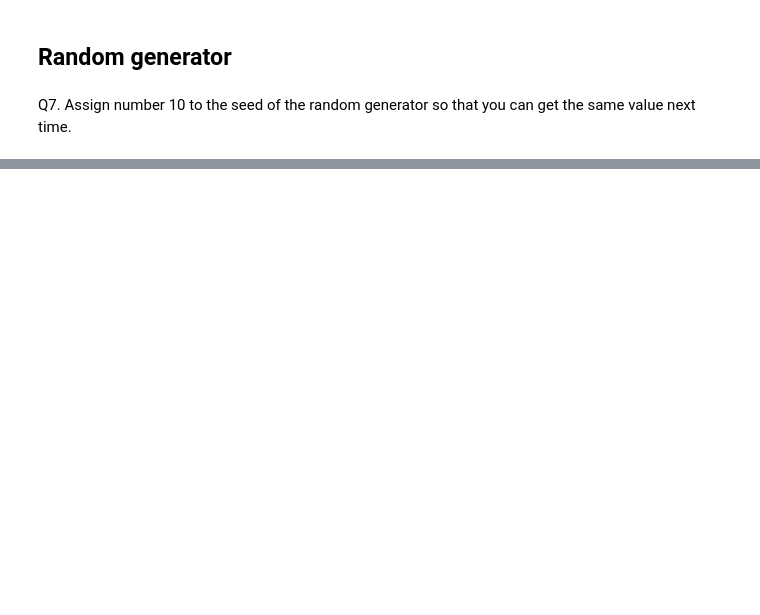
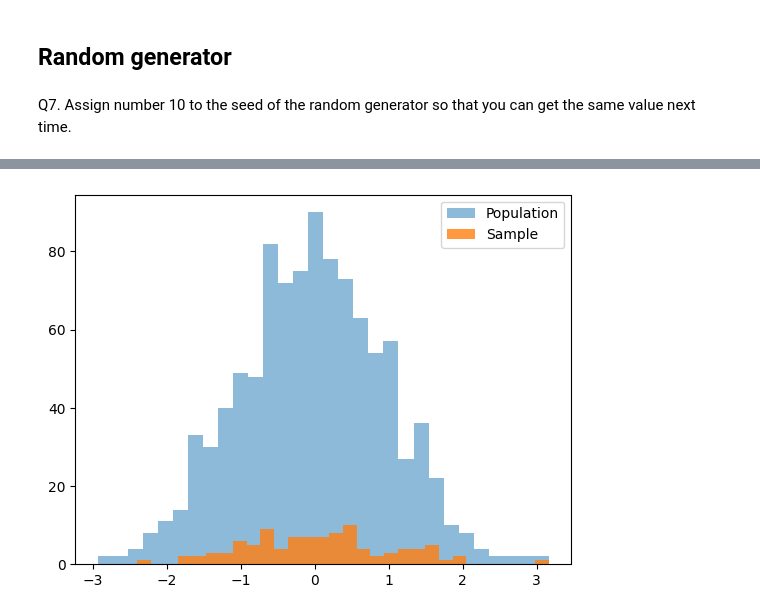
Before and after one commit to ajit-ai/Python, a Jupyter notebook: numpy/numpy_exercise/10_Random_sampling.ipynb, the cells around one changed output, grey strips where cells are left out. Cells and saved outputs as stored; diff of their text form; code cells hidden in the pictures; blank space fills up the shorter version.

```diff
--- a/numpy/numpy_exercise/10_Random_sampling.ipynb
+++ b/numpy/numpy_exercise/10_Random_sampling.ipynb
@@ -83,0 +372,16 @@ np.random.seed(10)
+# %%
+import pandas as pd
+import numpy as np
+import matplotlib.pyplot as plt
+
+# Create a sample dataset
+df = pd.DataFrame({'value': np.random.normal(0, 1, 1000)})  # Normal distribution
+sample = df.sample(n=100, random_state=42)  # Simple random sample
+
+# Visualize
+plt.hist(df['value'], bins=30, alpha=0.5, label='Population')
+plt.hist(sample['value'], bins=30, alpha=0.8, label='Sample')
+plt.legend()
+plt.show()
+# %% [output]
+[figure, added]
```
Also changed, not shown: parts of 27 cells of this notebook.
